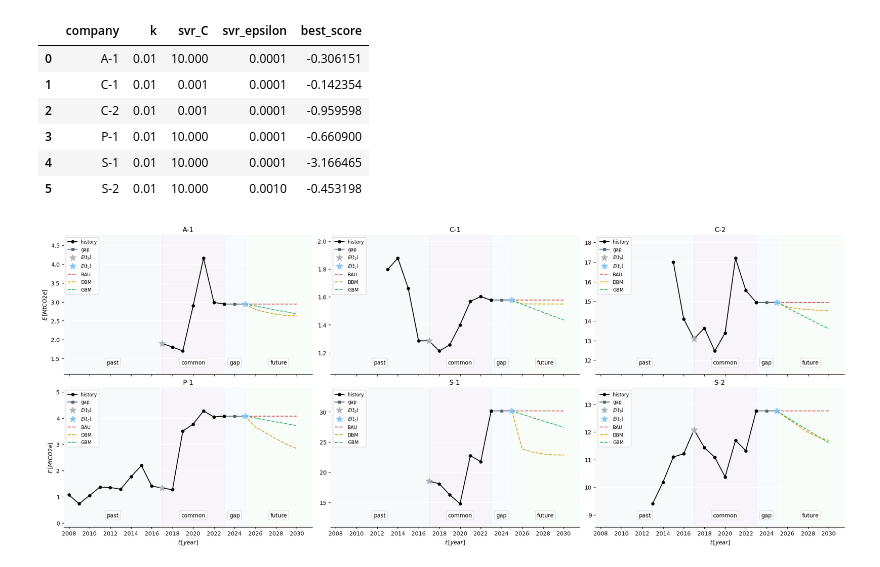
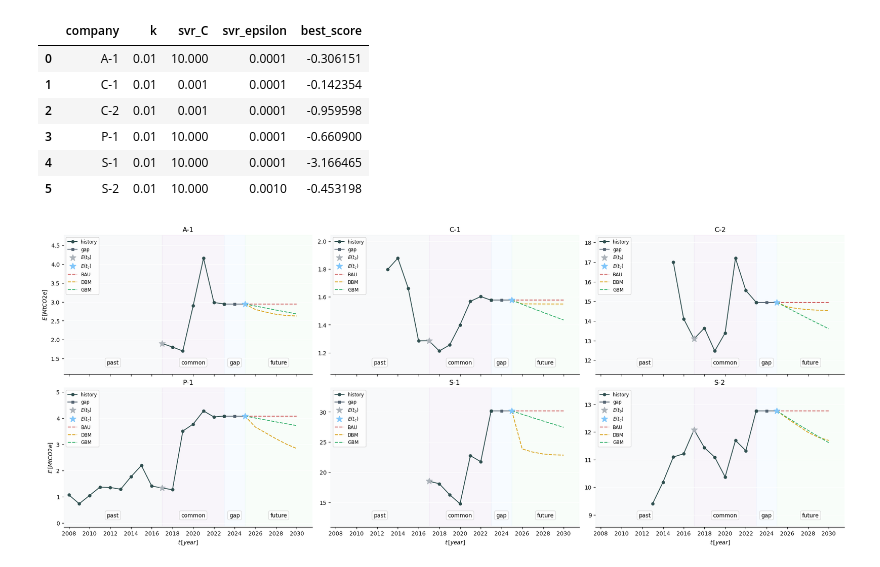
Before and after one commit to thiagoneye/costcaster, a Jupyter notebook: src/main.ipynb, the cells around one changed output. Cells and saved outputs as stored; diff of their text form; code cells hidden in the pictures.

```diff
--- a/src/main.ipynb
+++ b/src/main.ipynb
@@ -432,7 +432,7 @@ for company_id, company_name in enumerate(list_of_companies):
 
     # Plot (Past, Commom, and No Informed)
     ax = axs[company_id]
-    ax.plot(X_hist, y_hist, "-ok", ms=5, label="history", zorder=10)
+    ax.plot(X_hist, y_hist, "-o", color=colors["History"], ms=5, label="history", zorder=10)
     ax.plot(X_gap, y_gap, "-s", color="#566573", ms=4, label="gap")
     ax.plot(
         X_filt[0], y_filt[0], "*", color="#abb2b9", ms=12, label="$E(t_b)$", zorder=11
@@ -482,34 +482,34 @@ for company_id, company_name in enumerate(list_of_companies):
     y_min, y_max = min(y_train), max(y_train)
     y_min_lim, y_max_lim = get_ylim(y_min, y_max)
     y_baseline = np.mean([y_min, y_min_lim])
     ax.set_ylim([y_min_lim, y_max_lim])
 
     add_axvspan_annotation(
         ax, past_range[0] - 0.5, past_range[1], y_baseline=y_baseline
     )
     add_axvspan_annotation(ax, commom_range[0], commom_range[1], y_baseline=y_baseline)
     add_axvspan_annotation(ax, commom_range[1], gap_range[1], y_baseline=y_baseline)
     add_axvspan_annotation(
         ax, gap_range[1], future_range[1] + 0.5, y_baseline=y_baseline
     )
 
     ax.grid(color="w", axis="y")
     ax.spines["left"].set_visible(False)
     ax.spines["top"].set_visible(False)
     ax.spines["right"].set_visible(False)
 
     ax.legend(loc="upper left", fontsize="small")
     ax.set_title(f"{company_name}")
 
     if company_id in [0, 3]:
         ax.set_ylabel("$E \\, [MtCO2e]$")
 
     if company_id >= 3:
         ax.set_xlabel("$t \\, [year]$")
 
 fig.savefig(f"../img/Forecast.png", dpi=600, bbox_inches="tight")
 # %% [output]
-[figure, old version]
+[figure, new version]
 # %%
 # Export Values
 
```
Also changed, not shown: 3 other files.
